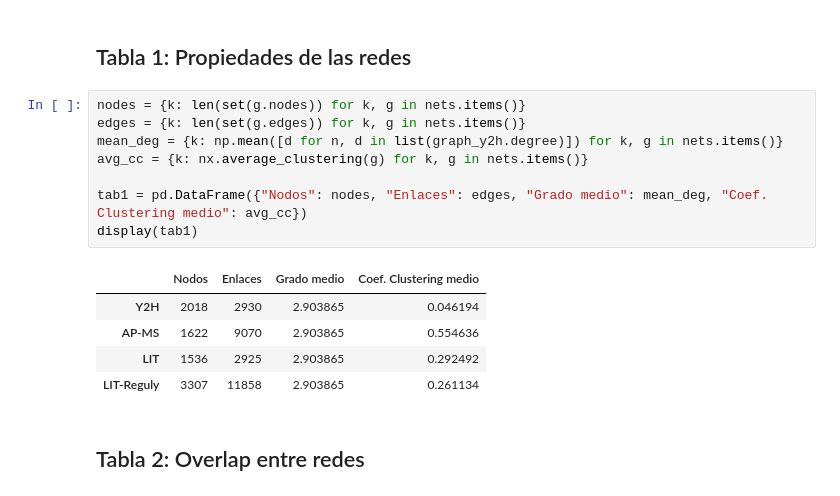
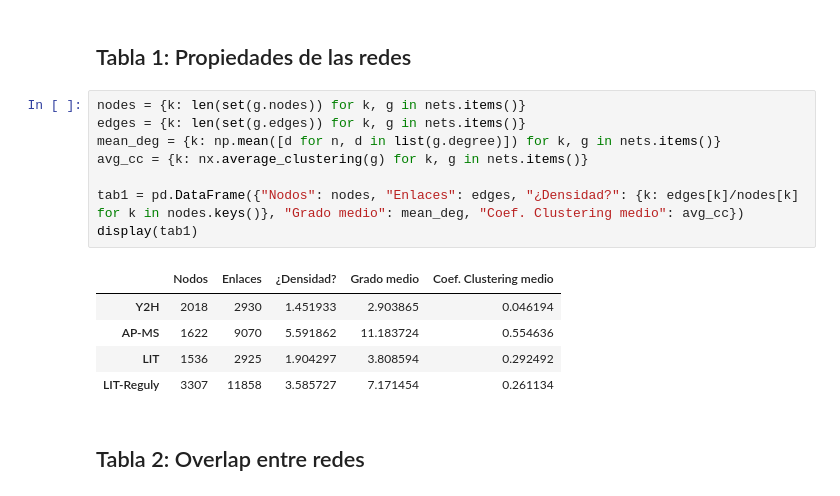
Before and after one commit to facundojgarcia02/CoNet, a Jupyter notebook: TP3/TP3 copy Facu.ipynb, the cells around one changed output. Drawn from its saved outputs; the diff is of its cells as text.

```diff
--- a/TP3/TP3 copy Facu.ipynb
+++ b/TP3/TP3 copy Facu.ipynb
@@ -125,17 +125,17 @@ print(ess_names[:5])
 # %%
 nodes = {k: len(set(g.nodes)) for k, g in nets.items()}
 edges = {k: len(set(g.edges)) for k, g in nets.items()}
-mean_deg = {k: np.mean([d for n, d in list(graph_y2h.degree)]) for k, g in nets.items()}
+mean_deg = {k: np.mean([d for n, d in list(g.degree)]) for k, g in nets.items()}
 avg_cc = {k: nx.average_clustering(g) for k, g in nets.items()}
 
-tab1 = pd.DataFrame({"Nodos": nodes, "Enlaces": edges, "Grado medio": mean_deg, "Coef. Clustering medio": avg_cc})
+tab1 = pd.DataFrame({"Nodos": nodes, "Enlaces": edges, "¿Densidad?": {k: edges[k]/nodes[k] for k in nodes.keys()}, "Grado medio": mean_deg, "Coef. Clustering medio": avg_cc})
 display(tab1)
 # %% [output]
-|  | Nodos | Enlaces | Grado medio | Coef. Clustering medio |
-| Y2H | 2018 | 2930 | 2.903865 | 0.046194 |
-| AP-MS | 1622 | 9070 | 2.903865 | 0.554636 |
-| LIT | 1536 | 2925 | 2.903865 | 0.292492 |
-| LIT-Reguly | 3307 | 11858 | 2.903865 | 0.261134 |
+|  | Nodos | Enlaces | ¿Densidad? | Grado medio | Coef. Clustering medio |
+| Y2H | 2018 | 2930 | 1.451933 | 2.903865 | 0.046194 |
+| AP-MS | 1622 | 9070 | 5.591862 | 11.183724 | 0.554636 |
+| LIT | 1536 | 2925 | 1.904297 | 3.808594 | 0.292492 |
+| LIT-Reguly | 3307 | 11858 | 3.585727 | 7.171454 | 0.261134 |
 # %% [markdown]
 ## Tabla 2: Overlap entre redes
 # %%
```
Also changed, not shown: parts of 2 cells of this notebook, 2 other files.
